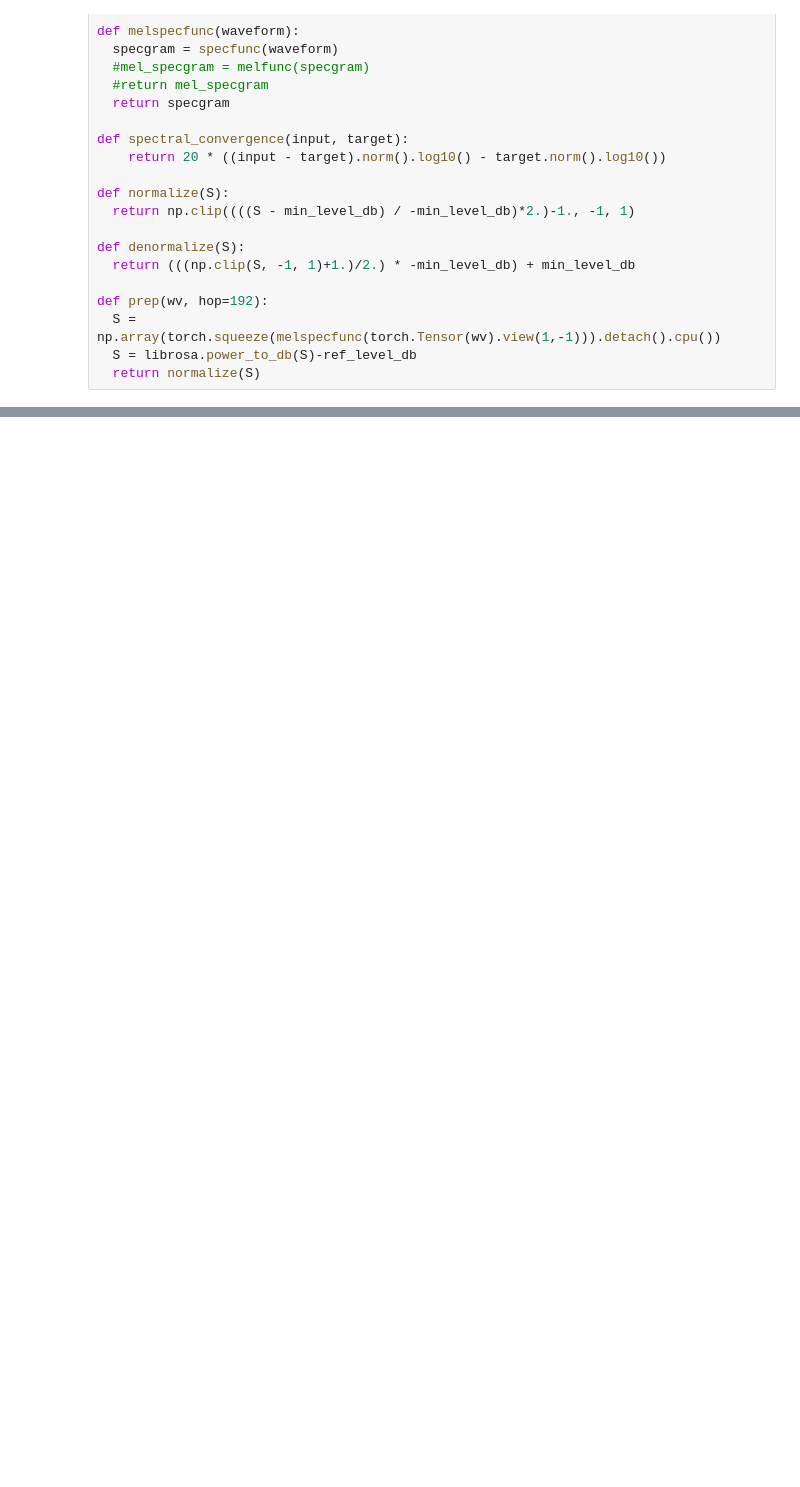
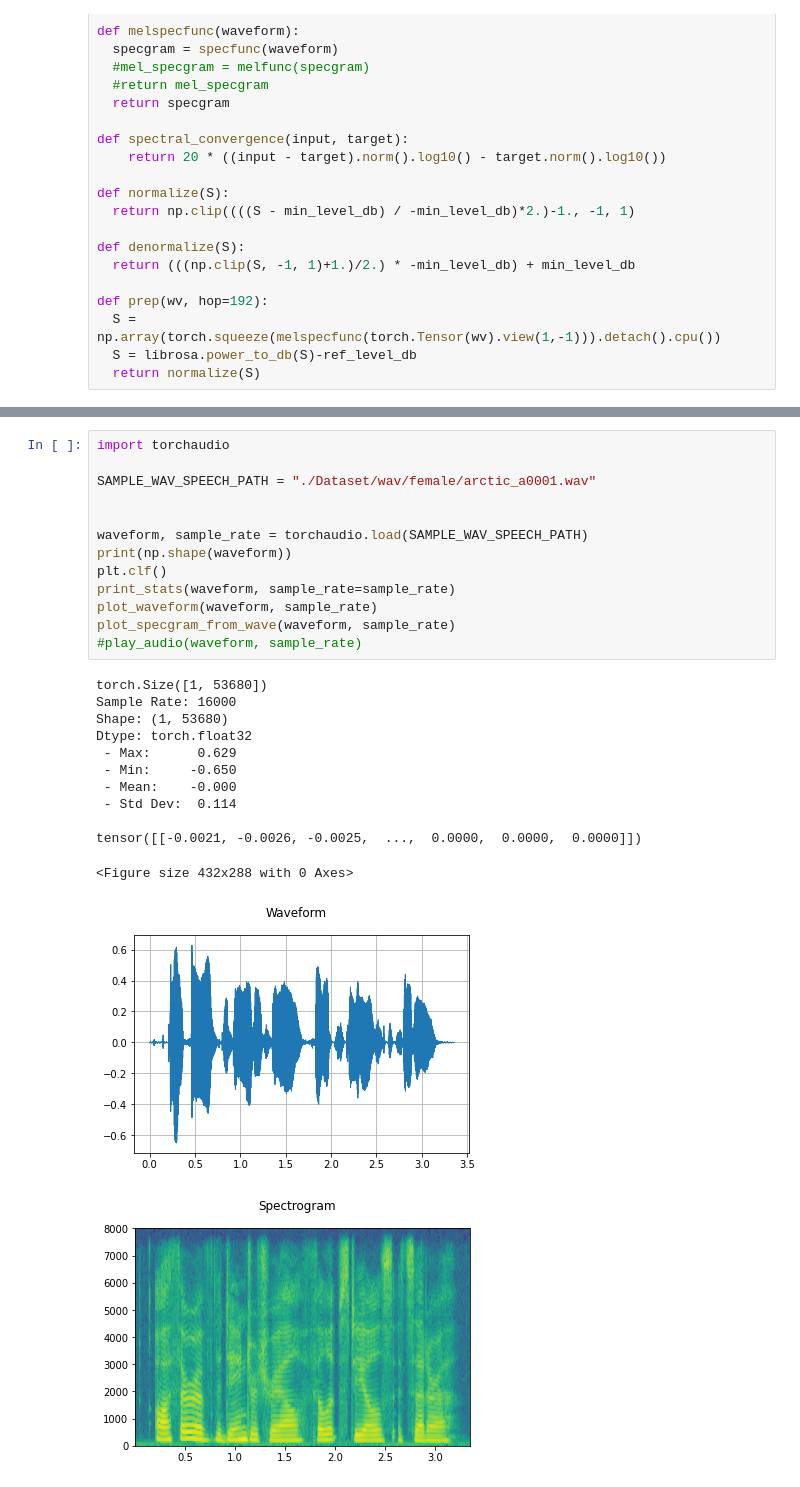
Before and after one commit to zakaria-n/VAE-Speech-Decomposition, a Jupyter notebook: generate_dataset.ipynb, the cells around one changed output, grey strips where cells are left out. Cells and saved outputs as stored; diff of their text form; blank space fills up the shorter version.

Commit message:
Utils visualization spectro

```diff
--- a/generate_dataset.ipynb
+++ b/generate_dataset.ipynb
@@ -168,0 +234,27 @@ np.save(array_file,aspec)
+# %%
+import torchaudio
+
+SAMPLE_WAV_SPEECH_PATH = "./Dataset/wav/female/arctic_a0001.wav"
+
+
+waveform, sample_rate = torchaudio.load(SAMPLE_WAV_SPEECH_PATH)
+print(np.shape(waveform))
+plt.clf()
+print_stats(waveform, sample_rate=sample_rate)
+plot_waveform(waveform, sample_rate)
+plot_specgram_from_wave(waveform, sample_rate)
+#play_audio(waveform, sample_rate)
+# %% [output]
+torch.Size([1, 53680])
+Sample Rate: 16000
+Shape: (1, 53680)
+Dtype: torch.float32
+ - Max:      0.629
+ - Min:     -0.650
+ - Mean:    -0.000
+ - Std Dev:  0.114
+
+tensor([[-0.0021, -0.0026, -0.0025,  ...,  0.0000,  0.0000,  0.0000]])
+<Figure size 432x288 with 0 Axes>
+[figure, added]
+[figure, added]
```
Also changed, not shown: parts of 8 cells of this notebook, 1 other file.
